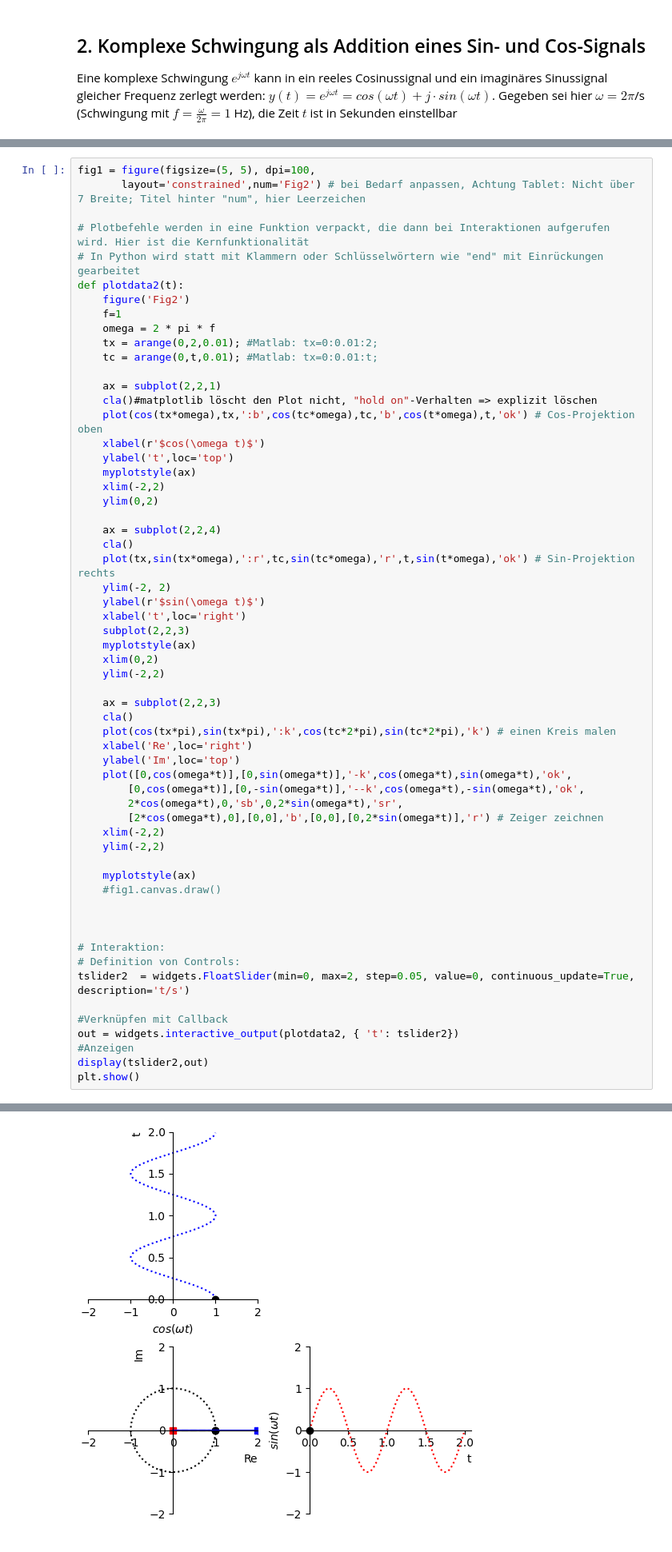
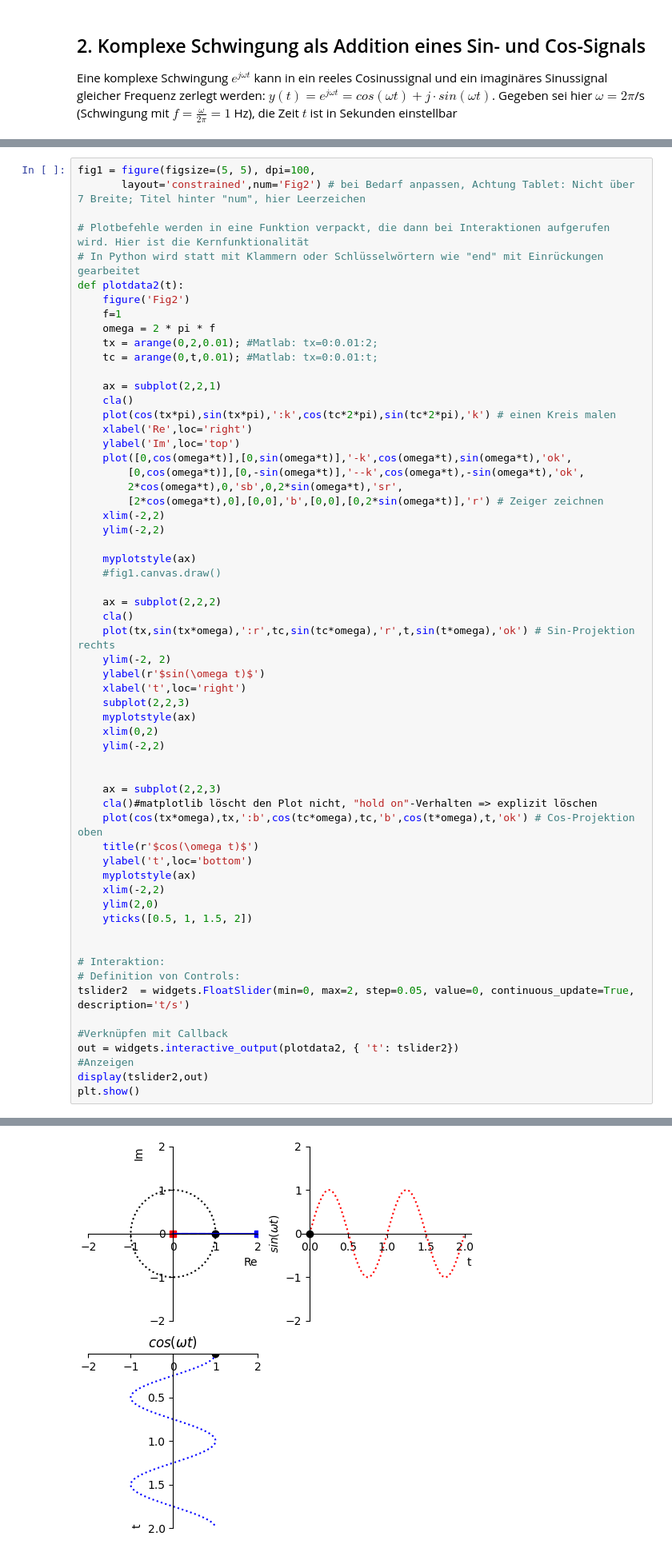
Before and after one commit to bdcodebase/JLdeployments, a Jupyter notebook: content/Sin_Cos_Kompl_Schwingung.ipynb, the cells around one changed output, grey strips where cells are left out. Shown at 80% size. Saved outputs shown, nothing was run; the diff lists cells and outputs as text.

```diff
--- a/content/Sin_Cos_Kompl_Schwingung.ipynb
+++ b/content/Sin_Cos_Kompl_Schwingung.ipynb
@@ -151,52 +156,53 @@ def plotdata2(t):
     tc = arange(0,t,0.01); #Matlab: tx=0:0.01:t;
 
     ax = subplot(2,2,1)
-    cla()#matplotlib löscht den Plot nicht, "hold on"-Verhalten => explizit löschen
-    plot(cos(tx*omega),tx,':b',cos(tc*omega),tc,'b',cos(t*omega),t,'ok') # Cos-Projektion oben
-    xlabel(r'$cos(\omega t)$')
-    ylabel('t',loc='top')
-    myplotstyle(ax)
-    xlim(-2,2)
-    ylim(0,2)
-
-    ax = subplot(2,2,4)
-    cla()
-    plot(tx,sin(tx*omega),':r',tc,sin(tc*omega),'r',t,sin(t*omega),'ok') # Sin-Projektion rechts
-    ylim(-2, 2)
-    ylabel(r'$sin(\omega t)$')
-    xlabel('t',loc='right')
-    subplot(2,2,3)
-    myplotstyle(ax)
-    xlim(0,2)
-    ylim(-2,2)
-
-    ax = subplot(2,2,3)
     cla()
     plot(cos(tx*pi),sin(tx*pi),':k',cos(tc*2*pi),sin(tc*2*pi),'k') # einen Kreis malen
     xlabel('Re',loc='right')
     ylabel('Im',loc='top')
     plot([0,cos(omega*t)],[0,sin(omega*t)],'-k',cos(omega*t),sin(omega*t),'ok',
         [0,cos(omega*t)],[0,-sin(omega*t)],'--k',cos(omega*t),-sin(omega*t),'ok',
         2*cos(omega*t),0,'sb',0,2*sin(omega*t),'sr',
         [2*cos(omega*t),0],[0,0],'b',[0,0],[0,2*sin(omega*t)],'r') # Zeiger zeichnen
     xlim(-2,2)
     ylim(-2,2)
 
     myplotstyle(ax)
     #fig1.canvas.draw()
 
+    ax = subplot(2,2,2)
+    cla()
+    plot(tx,sin(tx*omega),':r',tc,sin(tc*omega),'r',t,sin(t*omega),'ok') # Sin-Projektion rechts
+    ylim(-2, 2)
+    ylabel(r'$sin(\omega t)$')
+    xlabel('t',loc='right')
+    subplot(2,2,3)
+    myplotstyle(ax)
+    xlim(0,2)
+    ylim(-2,2)
+
+
+    ax = subplot(2,2,3)
+    cla()#matplotlib löscht den Plot nicht, "hold on"-Verhalten => explizit löschen
+    plot(cos(tx*omega),tx,':b',cos(tc*omega),tc,'b',cos(t*omega),t,'ok') # Cos-Projektion oben
+    title(r'$cos(\omega t)$')
+    ylabel('t',loc='bottom')
+    myplotstyle(ax)
+    xlim(-2,2)
+    ylim(2,0)
+    yticks([0.5, 1, 1.5, 2])
 
 
 # Interaktion:
 # Definition von Controls:
 tslider2  = widgets.FloatSlider(min=0, max=2, step=0.05, value=0, continuous_update=True, description='t/s')
 
 #Verknüpfen mit Callback
 out = widgets.interactive_output(plotdata2, { 't': tslider2})
 #Anzeigen
 display(tslider2,out)
 plt.show()
 # %% [output]
 FloatSlider(value=0.0, description='t/s', max=2.0, step=0.05)
 [interactive output not drawn]
-[figure, old version]
+[figure, new version]
```
Also changed, not shown: parts of 2 cells of this notebook.
